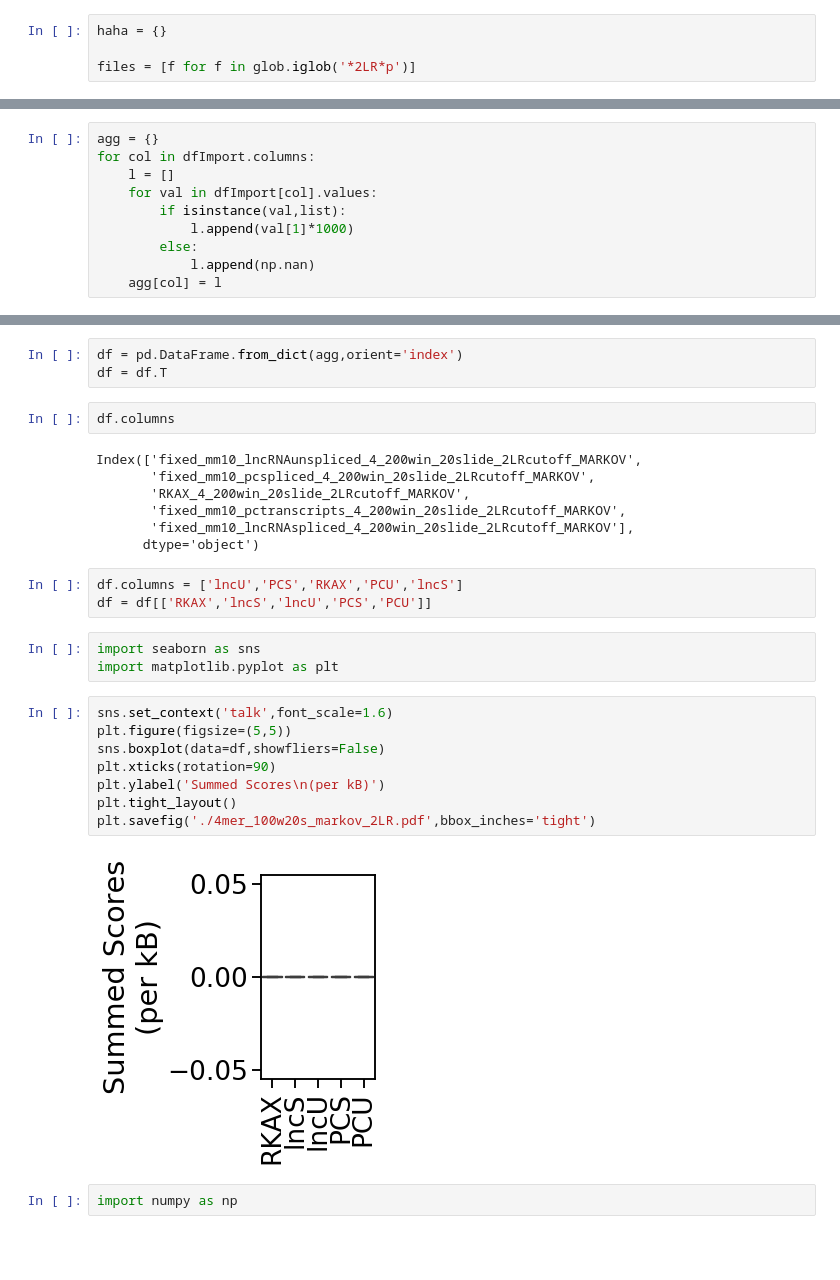
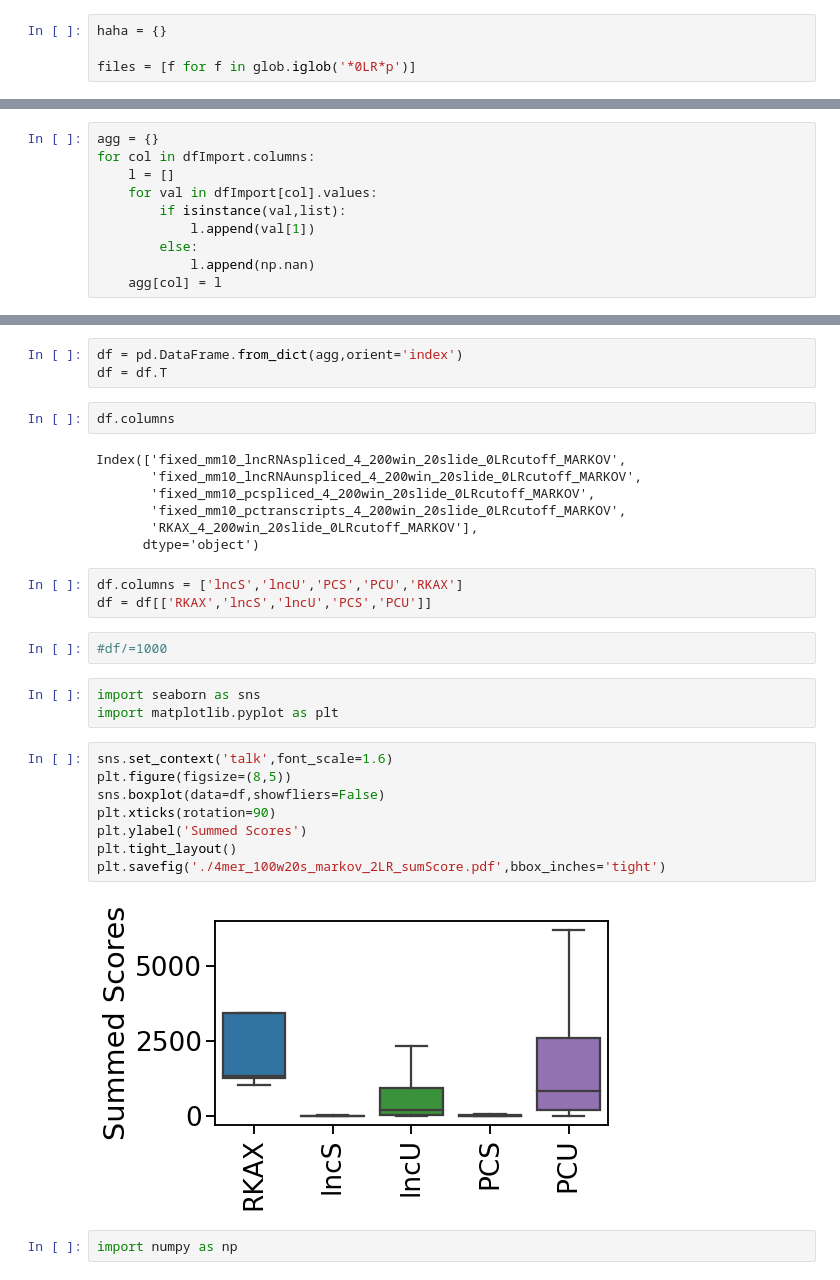
Before and after one commit to spragud2/transcriptomePRC, a Jupyter notebook: markovAnalysis.ipynb, the cells around one changed output, grey strips where cells are left out. Drawn from its saved outputs; the diff is of its cells as text; blank space fills up the shorter version.

```diff
--- a/markovAnalysis.ipynb
+++ b/markovAnalysis.ipynb
@@ -6,7 +6,7 @@ import numpy as np
 # %%
 haha = {}
 
-files = [f for f in glob.iglob('*2LR*p')]
+files = [f for f in glob.iglob('*0LR*p')]
 # %%
 for file in files:
     haha[file[:-2]] = pickle.load(open(file,'rb'))
@@ -47,7 +26,7 @@ for col in dfImport.columns:
     l = []
     for val in dfImport[col].values:
         if isinstance(val,list):
-            l.append(val[1]*1000)
+            l.append(val[1])
         else:
             l.append(np.nan)
     agg[col] = l
@@ -89,28 +48,30 @@ df = df.T
 # %%
 df.columns
 # %% [output]
-Index(['fixed_mm10_lncRNAunspliced_4_200win_20slide_2LRcutoff_MARKOV',
-       'fixed_mm10_pcspliced_4_200win_20slide_2LRcutoff_MARKOV',
-       'RKAX_4_200win_20slide_2LRcutoff_MARKOV',
-       'fixed_mm10_pctranscripts_4_200win_20slide_2LRcutoff_MARKOV',
-       'fixed_mm10_lncRNAspliced_4_200win_20slide_2LRcutoff_MARKOV'],
+Index(['fixed_mm10_lncRNAspliced_4_200win_20slide_0LRcutoff_MARKOV',
+       'fixed_mm10_lncRNAunspliced_4_200win_20slide_0LRcutoff_MARKOV',
+       'fixed_mm10_pcspliced_4_200win_20slide_0LRcutoff_MARKOV',
+       'fixed_mm10_pctranscripts_4_200win_20slide_0LRcutoff_MARKOV',
+       'RKAX_4_200win_20slide_0LRcutoff_MARKOV'],
       dtype='object')
 # %%
-df.columns = ['lncU','PCS','RKAX','PCU','lncS']
+df.columns = ['lncS','lncU','PCS','PCU','RKAX']
 df = df[['RKAX','lncS','lncU','PCS','PCU']]
+# %%
+#df/=1000
 # %%
 import seaborn as sns
 import matplotlib.pyplot as plt
 # %%
 sns.set_context('talk',font_scale=1.6)
-plt.figure(figsize=(5,5))
+plt.figure(figsize=(8,5))
 sns.boxplot(data=df,showfliers=False)
 plt.xticks(rotation=90)
-plt.ylabel('Summed Scores\n(per kB)')
+plt.ylabel('Summed Scores')
 plt.tight_layout()
-plt.savefig('./4mer_100w20s_markov_2LR.pdf',bbox_inches='tight')
+plt.savefig('./4mer_100w20s_markov_2LR_sumScore.pdf',bbox_inches='tight')
 # %% [output]
-[figure, old version]
+[figure, new version]
 # %%
 import numpy as np
 # %%
```
Also changed, not shown: parts of 3 cells of this notebook, 7 other files.
